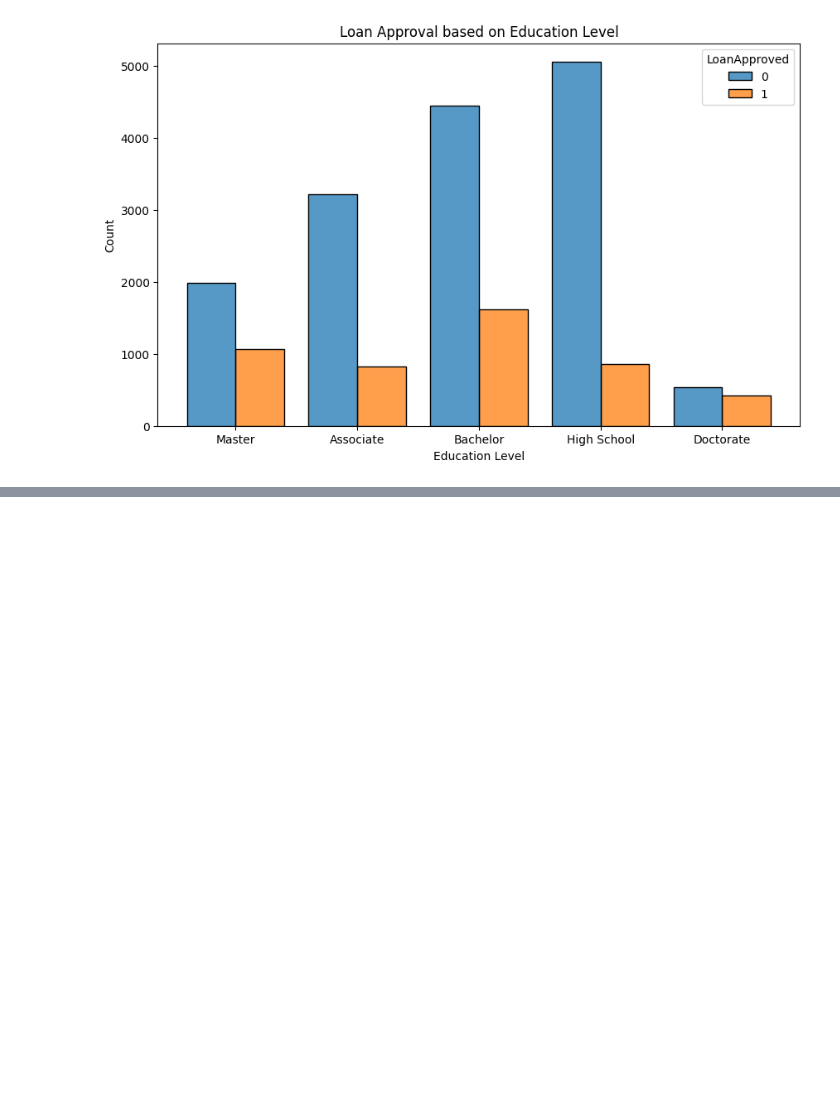
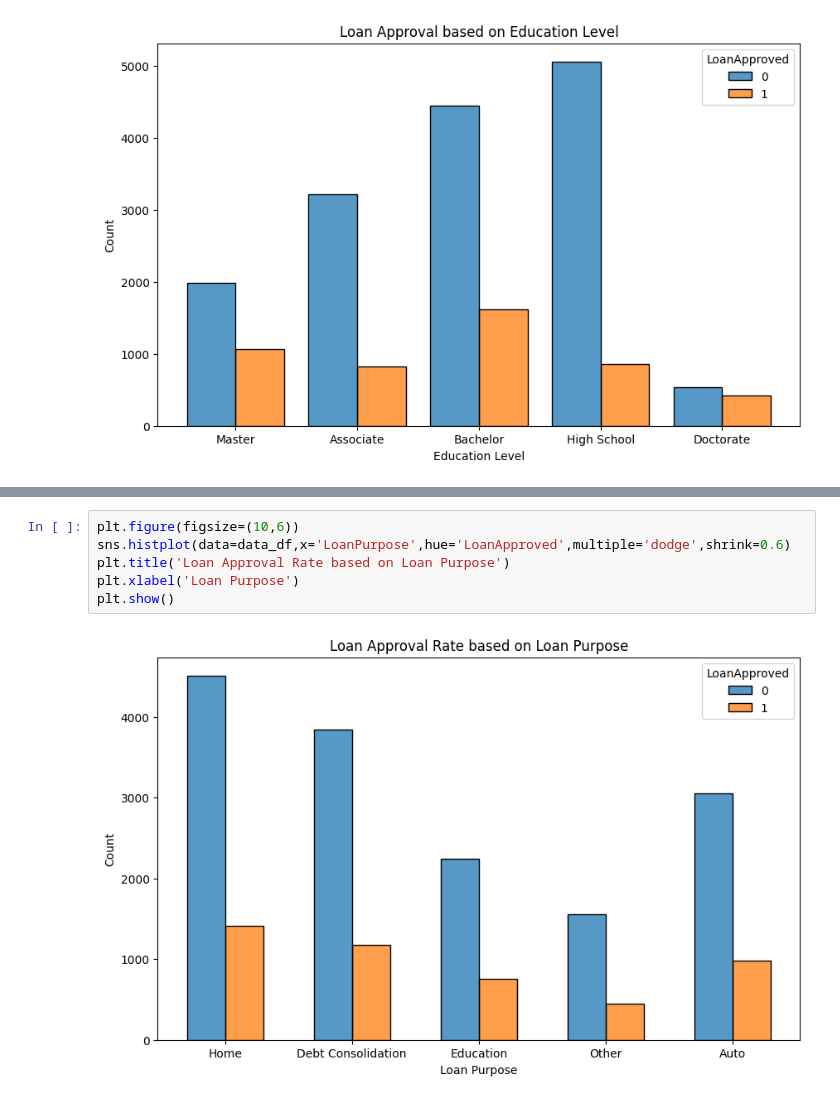
Before and after one commit to AbdulWahid026/ML_LoanApprovalPrediction-CreditRiskAnalysis, a Jupyter notebook: model.ipynb, the cells around one changed output, grey strips where cells are left out. Drawn from its saved outputs; the diff is of its cells as text; blank space fills up the shorter version.

```diff
--- a/model.ipynb
+++ b/model.ipynb
@@ -138,0 +147,8 @@ plt.show()
+# %%
+plt.figure(figsize=(10,6))
+sns.histplot(data=data_df,x='LoanPurpose',hue='LoanApproved',multiple='dodge',shrink=0.6)
+plt.title('Loan Approval Rate based on Loan Purpose')
+plt.xlabel('Loan Purpose')
+plt.show()
+# %% [output]
+[figure, added]
```
Also changed, not shown: parts of 1 cell of this notebook.
